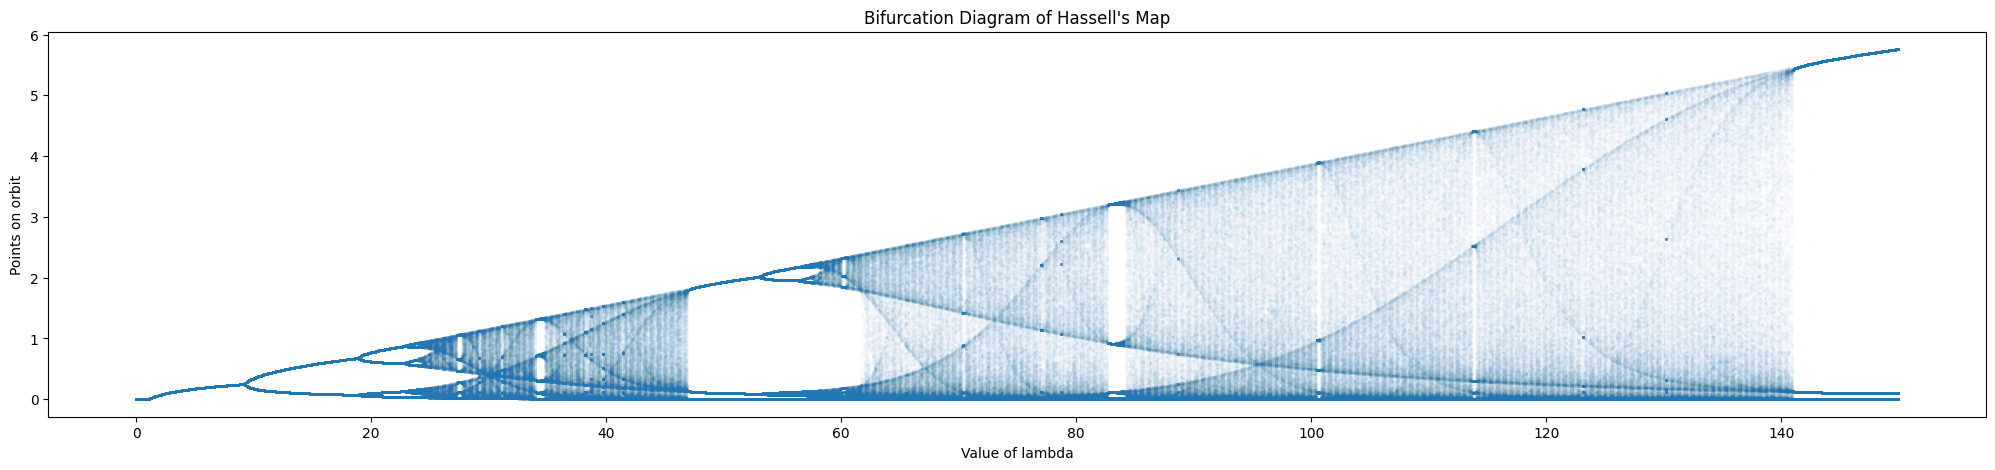
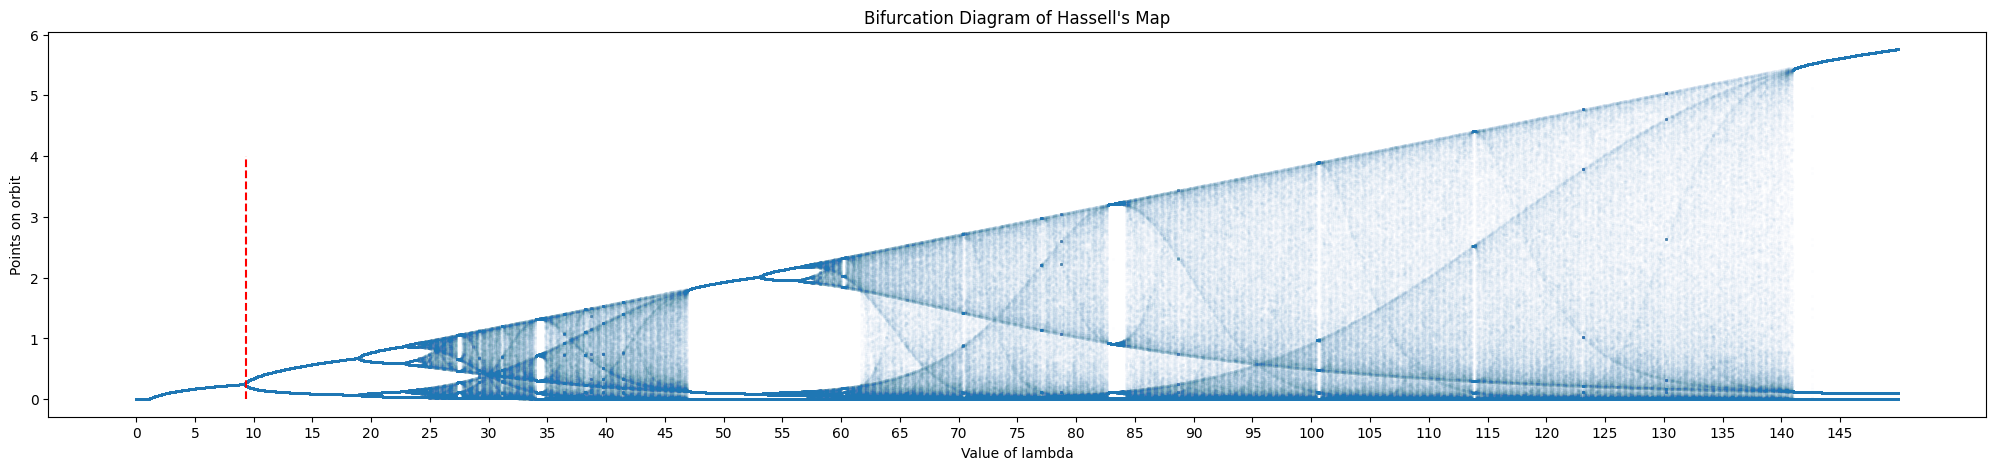
Code edit (unified diff) that turned the first committed figure into the second:
--- before
+++ after
@@ -9,4 +9,6 @@
 sns.scatterplot(x=xs, y=ys, alpha=0.01, s=5)
 plt.title("Bifurcation Diagram of Hassell's Map")
+plt.xticks(np.arange(0, 150, 5))
+plt.vlines([9.313], [0], [4], colors="red", linestyles="dashed")
 plt.xlabel("Value of lambda")
 plt.ylabel("Points on orbit")

Commit: Computing derivatives and fixed points